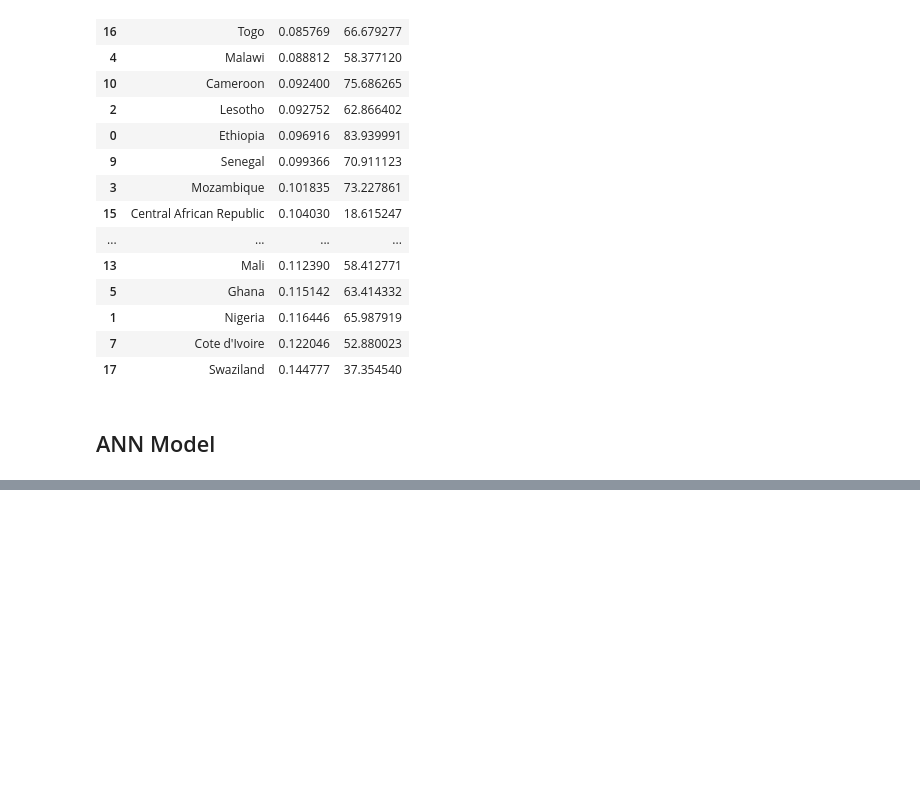
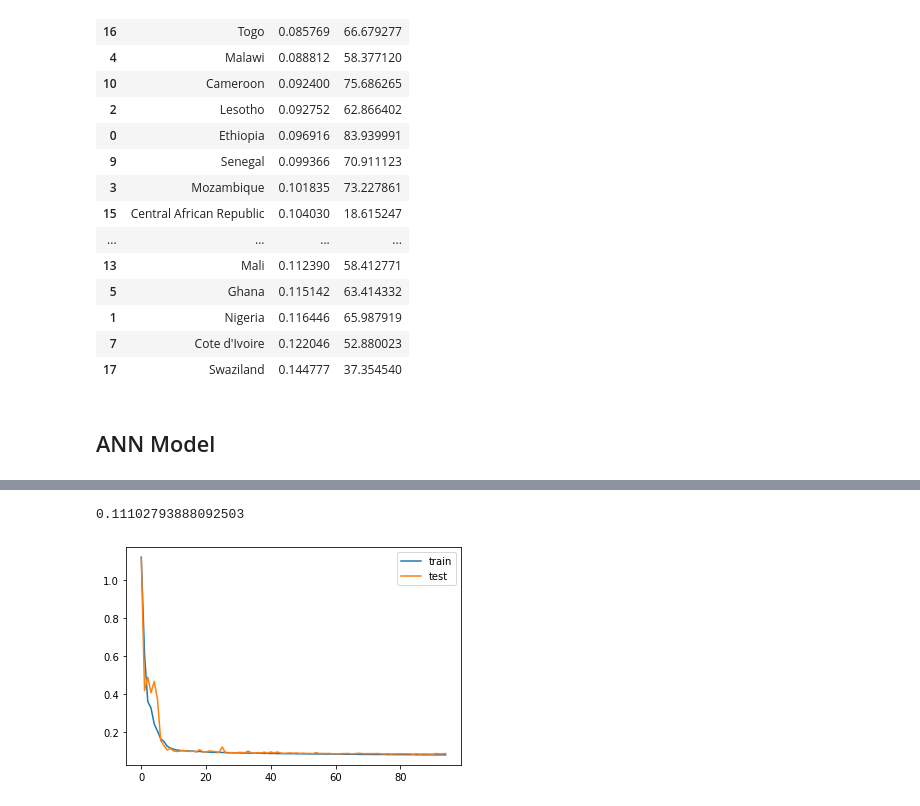
Before and after one commit to kvmvu/wealth-index-prediction, a Jupyter notebook: Starter_Notebook.ipynb, the cells around one changed output, grey strips where cells are left out. Saved outputs shown, nothing was run; the diff lists cells and outputs as text; code cells hidden in the pictures; blank space fills up the shorter version.

Commit message:
tuned ANN model

```diff
--- a/Starter_Notebook.ipynb
+++ b/Starter_Notebook.ipynb
@@ -612,0 +764,21 @@ evaluate_model_per_country(X_test, xgb_model_ideal)
+# %%
+# Train model with best params
+
+from numpy.random import seed
+
+# setting the seed
+seed(58)
+tf.random.set_seed(58)
+
+# early stopping
+callback = tf.keras.callbacks.EarlyStopping(
+    monitor="val_loss",
+    patience=10,
+    verbose=0,
+    mode="auto",
+    baseline=None,
+    restore_best_weights=True,
+)
+
+ann_model_ideal = create_model()
+ann_model_ideal_history = ann_model_ideal.fit(X_train, y_train, validation_data=(X_test, y_test), batch_size=8, epochs=600, callbacks=callback)
@@ -612,0 +803,14 @@ evaluate_model_per_country(X_test, xgb_model_ideal)
+# %%
+# model performance on ANN
+from sklearn.metrics import mean_squared_error
+
+mean_squared_error(y_test, ann_model_ideal.predict(X_test), squared=False)
+# %% [output]
+0.11102793888092503
+# %%
+plt.plot(ann_model_ideal_history.history['loss'], label='train')
+plt.plot(ann_model_ideal_history.history['val_loss'], label='test')
+plt.legend()
+plt.show()
+# %% [output]
+[figure, added]
```
Also changed, not shown: parts of 27 cells of this notebook, 1 other file.
